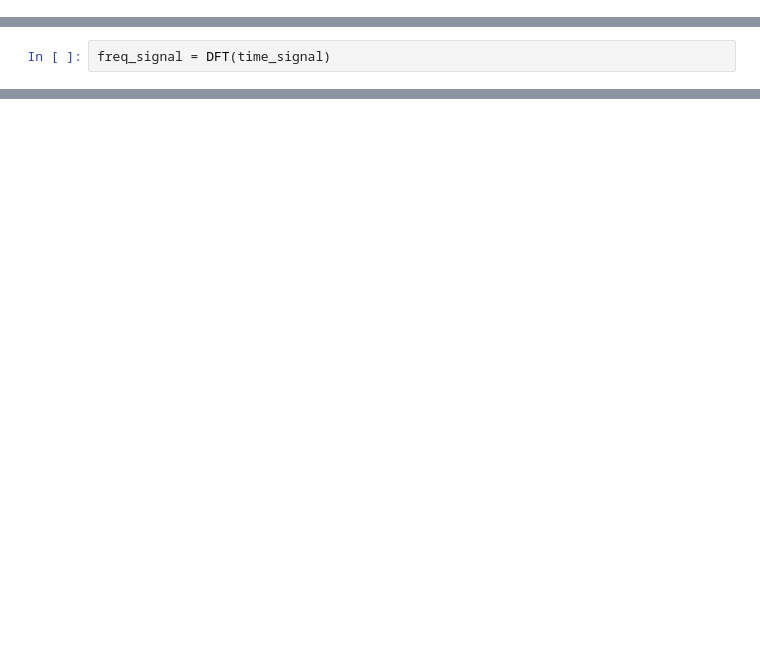
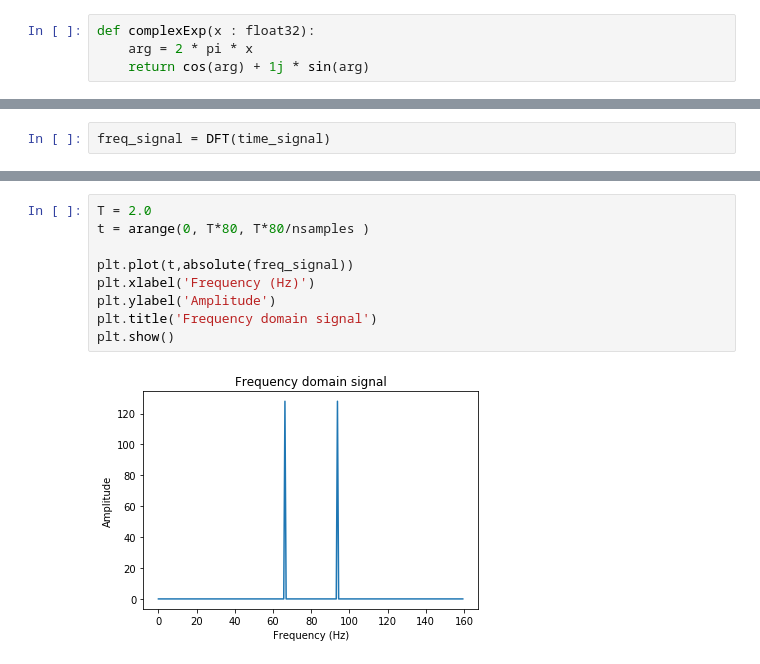
Before and after one commit to meiiqi/algorithm_optimization_fourier_transforms, a Jupyter notebook: plotting.ipynb, the cells around one changed output, grey strips where cells are left out. Saved outputs shown, nothing was run; the diff lists cells and outputs as text; blank space fills up the shorter version.

```diff
--- a/plotting.ipynb
+++ b/plotting.ipynb
@@ -159,3 +174,7 @@ def complexExp(x : float32):
+# %%
+def complexExp(x : float32):
+    arg = 2 * pi * x
+    return cos(arg) + 1j * sin(arg)
 # %%
 def DFT(inSignal : complex, s : int = -1):
     y = zeros(inSignal.shape, dtype=complex)
@@ -238,0 +221,11 @@ plt.show()
+# %%
+T = 2.0
+t = arange(0, T*80, T*80/nsamples )
+
+plt.plot(t,absolute(freq_signal))
+plt.xlabel('Frequency (Hz)')
+plt.ylabel('Amplitude')
+plt.title('Frequency domain signal')
+plt.show()
+# %% [output]
+[figure, added]
```
Also changed, not shown: parts of 14 cells of this notebook, 14 other files.
